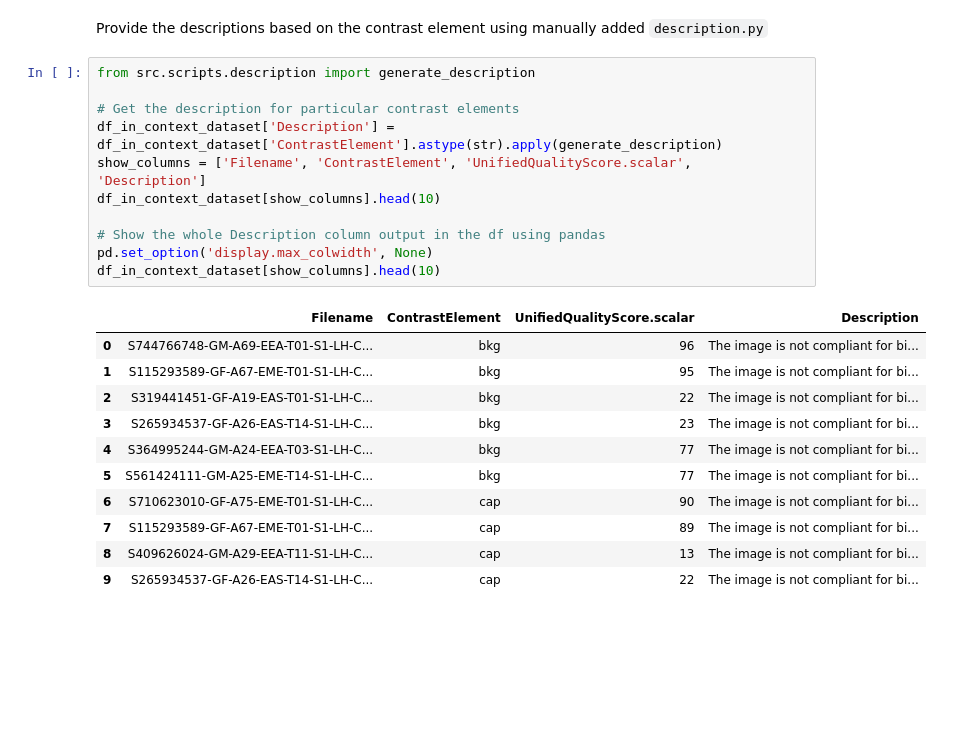
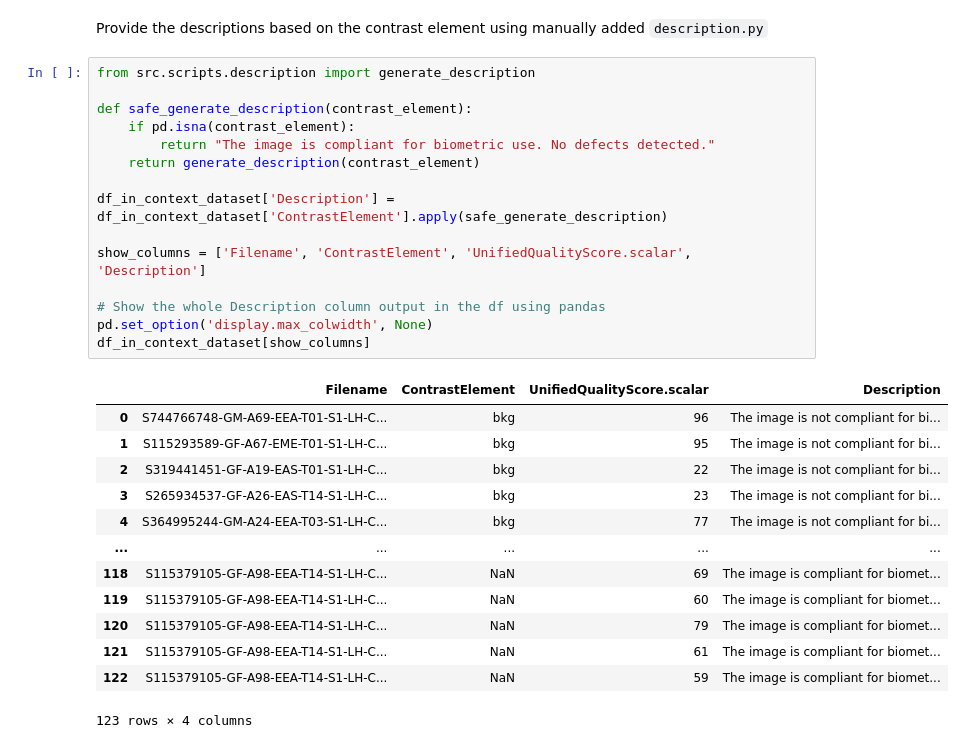
Before and after one commit to olablachowiak/biometrics-project, a Jupyter notebook: analysis.ipynb, the cells around one changed output. Cells and saved outputs as stored; diff of their text form; blank space fills up the shorter version.

Commit message:
adding the ONOT data to the description

```diff
--- a/analysis.ipynb
+++ b/analysis.ipynb
@@ -115,23 +138,29 @@ Provide the descriptions based on the contrast element using manually added `des
 # %%
 from src.scripts.description import generate_description
 
-# Get the description for particular contrast elements
-df_in_context_dataset['Description'] = df_in_context_dataset['ContrastElement'].astype(str).apply(generate_description)
+def safe_generate_description(contrast_element):
+    if pd.isna(contrast_element):
+        return "The image is compliant for biometric use. No defects detected."
+    return generate_description(contrast_element)
+
+df_in_context_dataset['Description'] = df_in_context_dataset['ContrastElement'].apply(safe_generate_description)
+
 show_columns = ['Filename', 'ContrastElement', 'UnifiedQualityScore.scalar', 'Description']
-df_in_context_dataset[show_columns].head(10)
 
 # Show the whole Description column output in the df using pandas
 pd.set_option('display.max_colwidth', None)
-df_in_context_dataset[show_columns].head(10)
+df_in_context_dataset[show_columns]
 # %% [output]
 |  | Filename | ContrastElement | UnifiedQualityScore.scalar | Description |
 | 0 | S744766748-GM-A69-EEA-T01-S1-LH-C... | bkg | 96 | The image is not compliant for bi... |
 | 1 | S115293589-GF-A67-EME-T01-S1-LH-C... | bkg | 95 | The image is not compliant for bi... |
 | 2 | S319441451-GF-A19-EAS-T01-S1-LH-C... | bkg | 22 | The image is not compliant for bi... |
 | 3 | S265934537-GF-A26-EAS-T14-S1-LH-C... | bkg | 23 | The image is not compliant for bi... |
 | 4 | S364995244-GM-A24-EEA-T03-S1-LH-C... | bkg | 77 | The image is not compliant for bi... |
-| 5 | S561424111-GM-A25-EME-T14-S1-LH-C... | bkg | 77 | The image is not compliant for bi... |
-| 6 | S710623010-GF-A75-EME-T01-S1-LH-C... | cap | 90 | The image is not compliant for bi... |
-| 7 | S115293589-GF-A67-EME-T01-S1-LH-C... | cap | 89 | The image is not compliant for bi... |
-| 8 | S409626024-GM-A29-EEA-T11-S1-LH-C... | cap | 13 | The image is not compliant for bi... |
-| 9 | S265934537-GF-A26-EAS-T14-S1-LH-C... | cap | 22 | The image is not compliant for bi... |
+| ... | ... | ... | ... | ... |
+| 118 | S115379105-GF-A98-EEA-T14-S1-LH-C... | NaN | 69 | The image is compliant for biomet... |
+| 119 | S115379105-GF-A98-EEA-T14-S1-LH-C... | NaN | 60 | The image is compliant for biomet... |
+| 120 | S115379105-GF-A98-EEA-T14-S1-LH-C... | NaN | 79 | The image is compliant for biomet... |
+| 121 | S115379105-GF-A98-EEA-T14-S1-LH-C... | NaN | 61 | The image is compliant for biomet... |
+| 122 | S115379105-GF-A98-EEA-T14-S1-LH-C... | NaN | 59 | The image is compliant for biomet... |
+123 rows × 4 columns
```
Also changed, not shown: parts of 9 cells of this notebook, 25 other files.
